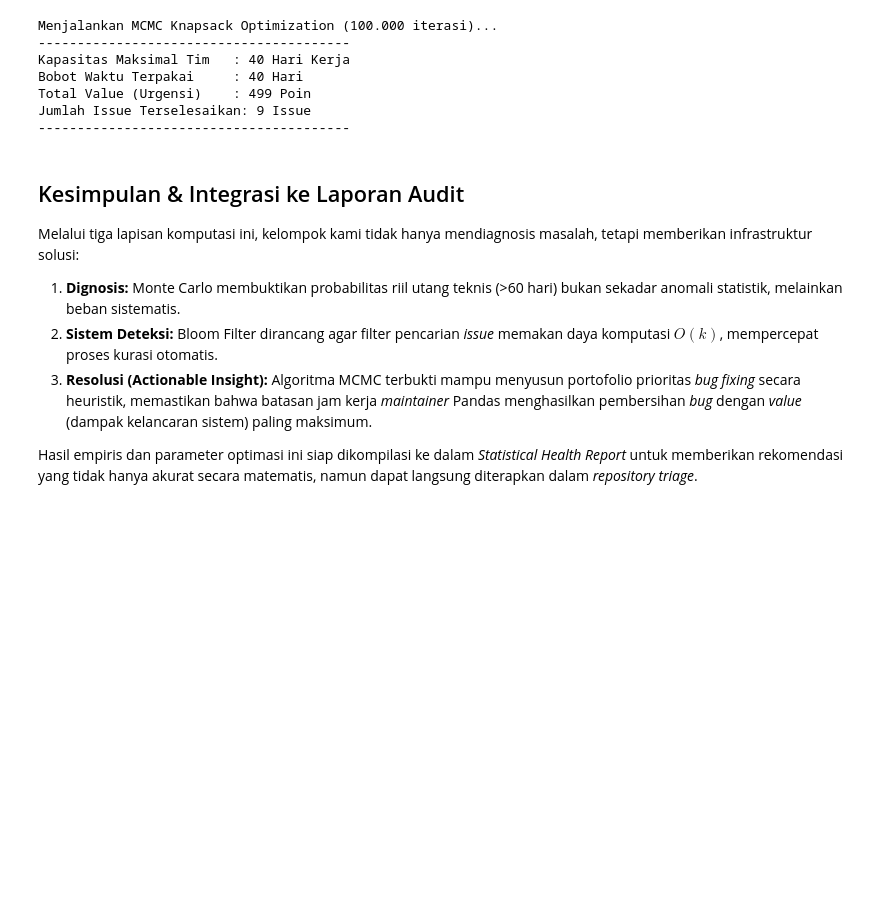
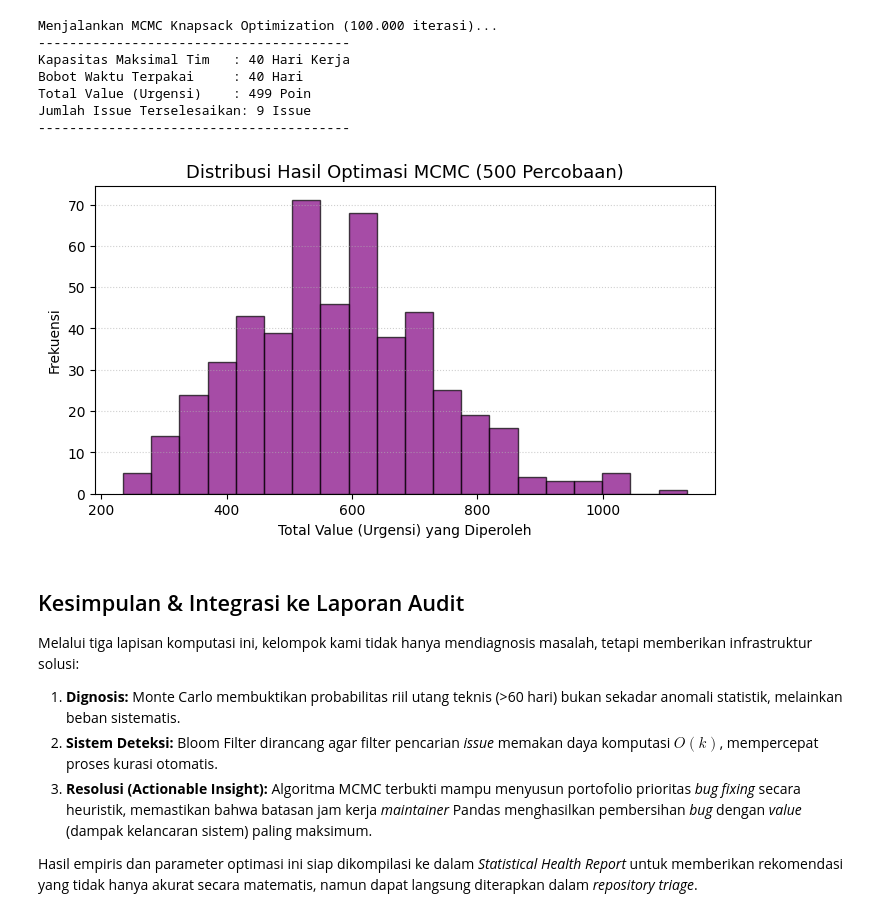
Before and after one commit to natnut-07/Project-Statistika-Kelompok-11, a Jupyter notebook: notebooks/05_simulation.ipynb, the cells around one changed output. Saved outputs shown, nothing was run; the diff lists cells and outputs as text; code cells hidden in the pictures; blank space fills up the shorter version.

```diff
--- a/notebooks/05_simulation.ipynb
+++ b/notebooks/05_simulation.ipynb
@@ -174,6 +188,21 @@ Bobot Waktu Terpakai     : 40 Hari
 Total Value (Urgensi)    : 499 Poin
 Jumlah Issue Terselesaikan: 9 Issue
 ----------------------------------------
+# %%
+history_values = []
+for _ in range(500): # Jalankan 500 simulasi singkat untuk melihat distribusi
+    res = mcmc_knapsack(backlog_items, capacity=CAPACITY, n_iter=5000)
+    history_values.append(res['best_value'])
+
+plt.figure(figsize=(8, 4))
+plt.hist(history_values, bins=20, color='purple', alpha=0.7, edgecolor='black')
+plt.title('Distribusi Hasil Optimasi MCMC (500 Percobaan)', fontsize=13)
+plt.xlabel('Total Value (Urgensi) yang Diperoleh')
+plt.ylabel('Frekuensi')
+plt.grid(axis='y', linestyle=':', alpha=0.6)
+plt.show()
+# %% [output]
+[figure, added]
 # %% [markdown]
 ## Kesimpulan & Integrasi ke Laporan Audit
 
```
Also changed, not shown: parts of 2 cells of this notebook.
